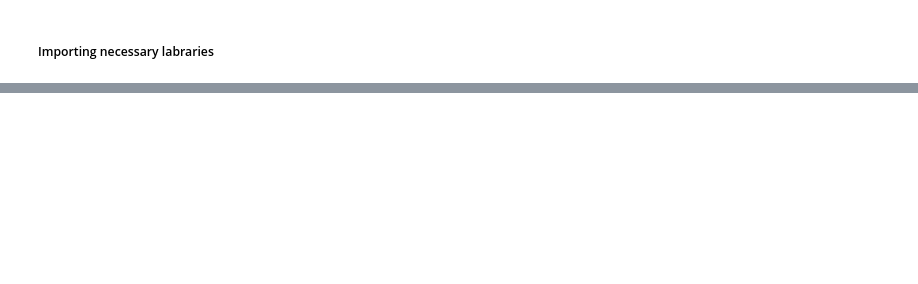
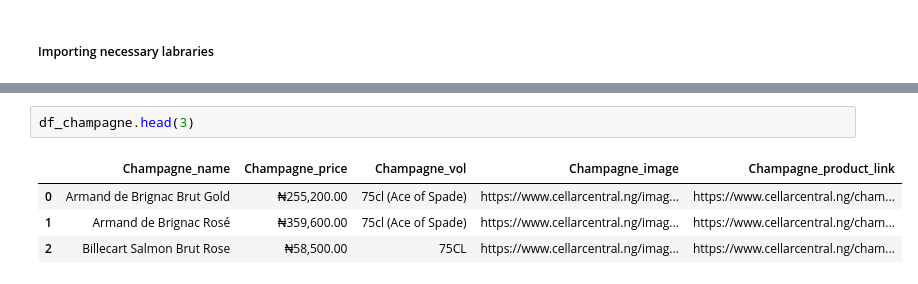
Before and after one commit to Fortunatetech/Cellarcentra-Website-Scraper-Project-BeautifulSoup-, a Jupyter notebook: Cellarcentral WebScraper.ipynb, the cells around one changed output, grey strips where cells are left out. Drawn from its saved outputs; the diff is of its cells as text; blank space fills up the shorter version.

```diff
--- a/Cellarcentral WebScraper.ipynb
+++ b/Cellarcentral WebScraper.ipynb
@@ -243,0 +315,7 @@ print(Master_df)
+# %%
+df_champagne.head(3)
+# %% [output]
+|  | Champagne_name | Champagne_price | Champagne_vol | Champagne_image | Champagne_product_link |
+| 0 | Armand de Brignac Brut Gold | ₦255,200.00 | 75cl (Ace of Spade) | https://www.cellarcentral.ng/imag... | https://www.cellarcentral.ng/cham... |
+| 1 | Armand de Brignac Rosé | ₦359,600.00 | 75cl (Ace of Spade) | https://www.cellarcentral.ng/imag... | https://www.cellarcentral.ng/cham... |
+| 2 | Billecart Salmon Brut Rose | ₦58,500.00 | 75CL | https://www.cellarcentral.ng/imag... | https://www.cellarcentral.ng/cham... |
```
Also changed, not shown: parts of 32 cells of this notebook, 6 other files.
